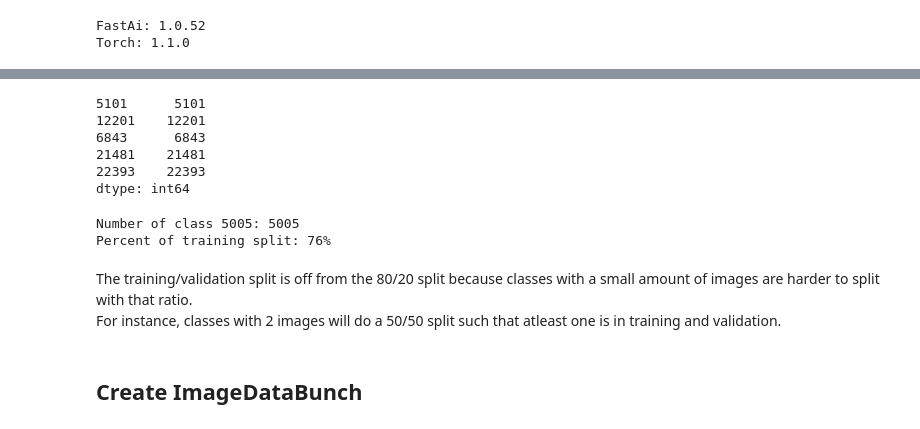
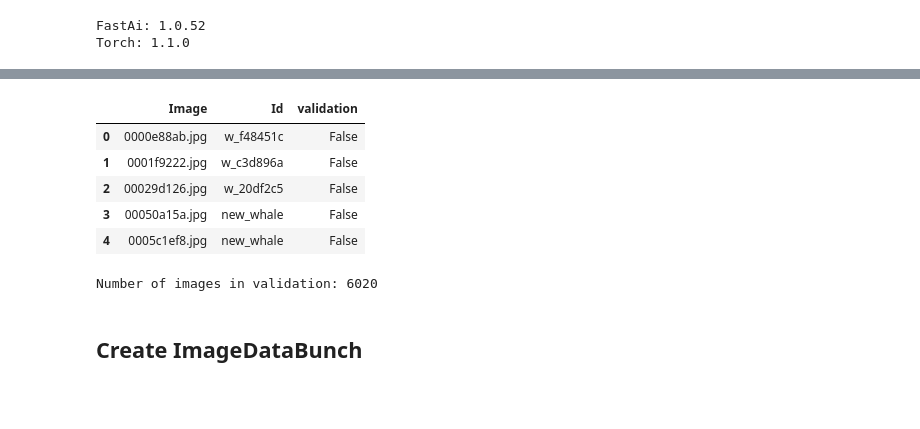
Before and after one commit to jachen36/humpback_kaggle, a Jupyter notebook: 1_classification_cycle.ipynb, the cells around one changed output, grey strips where cells are left out. Cells and saved outputs as stored; diff of their text form; code cells hidden in the pictures; blank space fills up the shorter version.

```diff
--- a/1_classification_cycle.ipynb
+++ b/1_classification_cycle.ipynb
@@ -120,23 +26,19 @@ It took 2 seconds
-# %%
-train_idx.head()
-# %% [output]
-5101      5101
-12201    12201
-6843      6843
-21481    21481
-22393    22393
-dtype: int64
-# %%
-## assess that the number of class are all accounted for in the training indexing
-assert len(labels.loc[train_idx, 'Id'].unique()) == len(labels.Id.unique())
-print('Number of class {}: {}'.format(len(labels.loc[train_idx, 'Id'].unique()), len(labels['Id'].unique())))
-print('Percent of training split: {:.0%}'.format(len(train_idx)/labels.shape[0]))
-# %% [output]
-Number of class 5005: 5005
-Percent of training split: 76%
-# %% [markdown]
-The training/validation split is off from the 80/20 split because classes with a small amount of images are harder to split with that ratio.
-For instance, classes with 2 images will do a 50/50 split such that atleast one is in training and validation.
+# %%
+# Read in train labels and split from stratified_split.ipynb
+labels = pd.read_csv(utils.data_fp/'train_stratified_split.csv')
+labels.head()
+# %% [output]
+|  | Image | Id | validation |
+| 0 | 0000e88ab.jpg | w_f48451c | False |
+| 1 | 0001f9222.jpg | w_c3d896a | False |
+| 2 | 00029d126.jpg | w_20df2c5 | False |
+| 3 | 00050a15a.jpg | new_whale | False |
+| 4 | 0005c1ef8.jpg | new_whale | False |
+# %%
+val_idx = labels.index[labels.validation].to_list()
+print(f'Number of images in validation: {len(val_idx)}')
+# %% [output]
+Number of images in validation: 6020
 # %% [markdown]
 ## Create ImageDataBunch
 # %%
```
Also changed, not shown: parts of 14 cells of this notebook, 9 other files.
